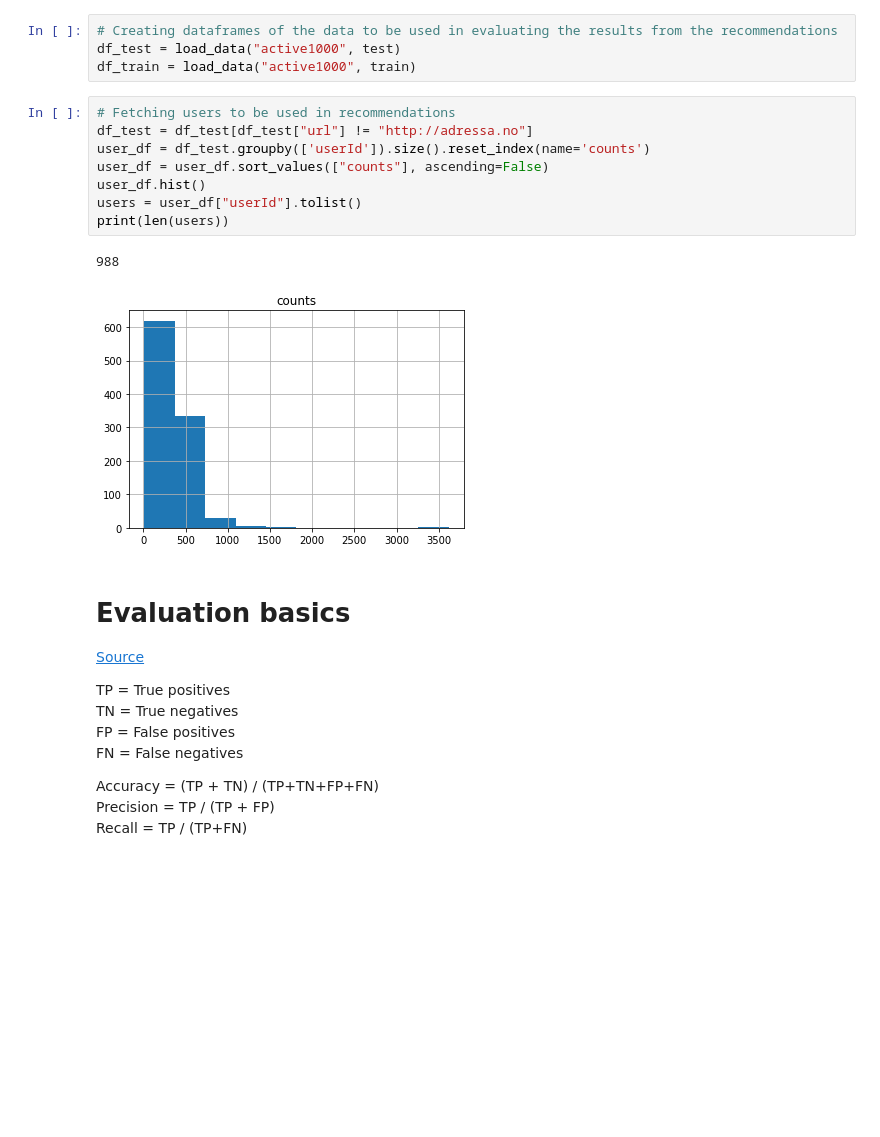
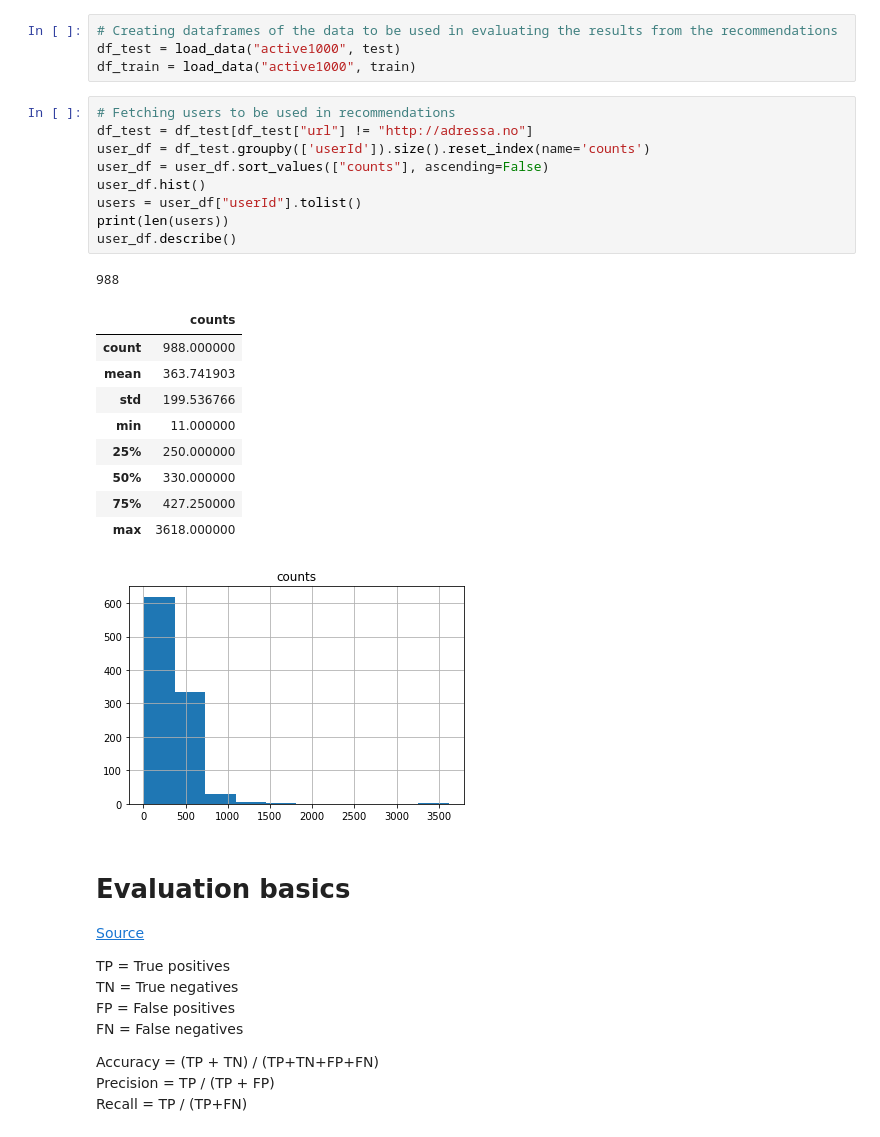
Before and after one commit to jonev/recommender-systems, a Jupyter notebook: graph_based_db.ipynb, the cells around one changed output. Saved outputs shown, nothing was run; the diff lists cells and outputs as text; blank space fills up the shorter version.

```diff
--- a/graph_based_db.ipynb
+++ b/graph_based_db.ipynb
@@ -24,13 +24,23 @@ df_train = load_data("active1000", train)
 # %%
 # Fetching users to be used in recommendations
 df_test = df_test[df_test["url"] != "http://adressa.no"]
 user_df = df_test.groupby(['userId']).size().reset_index(name='counts')
 user_df = user_df.sort_values(["counts"], ascending=False)
 user_df.hist()
 users = user_df["userId"].tolist()
 print(len(users))
+user_df.describe()
 # %% [output]
 988
+|  | counts |
+| count | 988.000000 |
+| mean | 363.741903 |
+| std | 199.536766 |
+| min | 11.000000 |
+| 25% | 250.000000 |
+| 50% | 330.000000 |
+| 75% | 427.250000 |
+| max | 3618.000000 |
 [figure]
 # %% [markdown]
 # Evaluation basics
```
Also changed, not shown: parts of 3 cells of this notebook.
